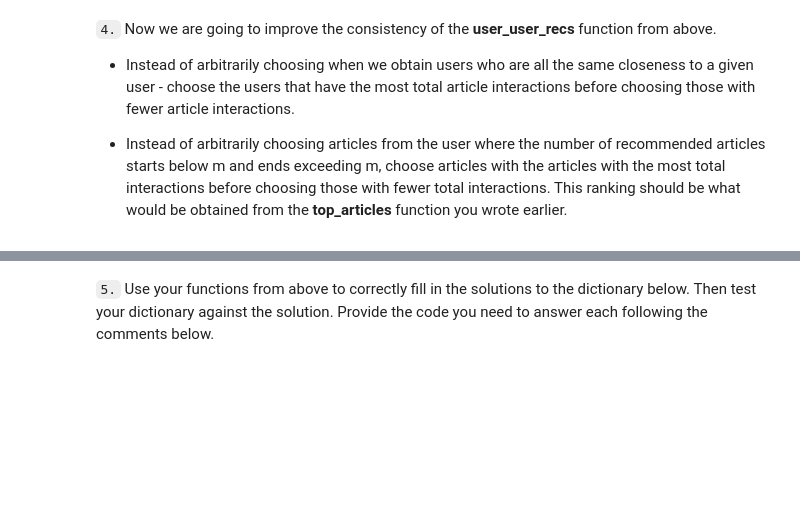
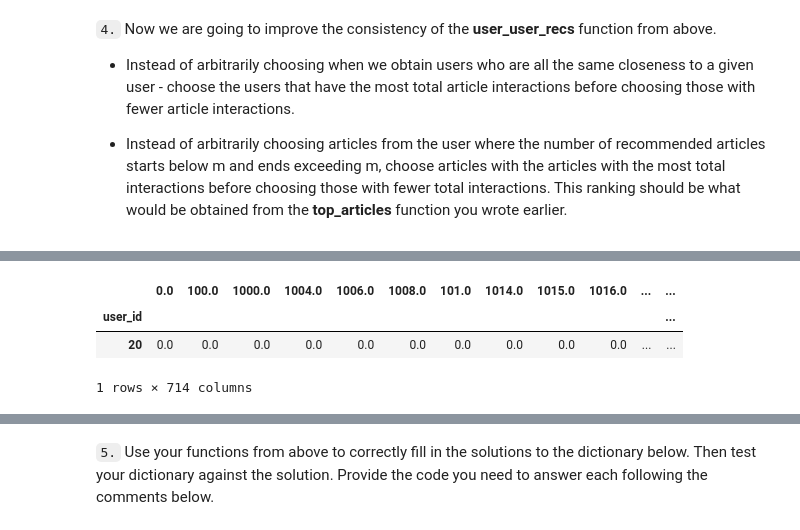
Before and after one commit to D5mit/Udacity_AB, a Jupyter notebook: Recommender/Recommendations_with_IBM.ipynb, the cells around one changed output, grey strips where cells are left out. Saved outputs shown, nothing was run; the diff lists cells and outputs as text; code cells hidden in the pictures; blank space fills up the shorter version.

```diff
--- a/Recommender/Recommendations_with_IBM.ipynb
+++ b/Recommender/Recommendations_with_IBM.ipynb
@@ -673,0 +878,11 @@ print(rec_names)
+# %%
+# test if list of 10 is correct
+# who is the most simular user to user 20?
+user_id = 20
+
+user_item[user_item.index == user_id]
+# %% [output]
+|  | 0.0 | 100.0 | 1000.0 | 1004.0 | 1006.0 | 1008.0 | 101.0 | 1014.0 | 1015.0 | 1016.0 | ... | ... |
+| user_id |  |  |  |  |  |  |  |  |  |  |  | ... |
+| 20 | 0.0 | 0.0 | 0.0 | 0.0 | 0.0 | 0.0 | 0.0 | 0.0 | 0.0 | 0.0 | ... | ... |
+1 rows × 714 columns
```
Also changed, not shown: parts of 30 cells of this notebook, 5 other files.
